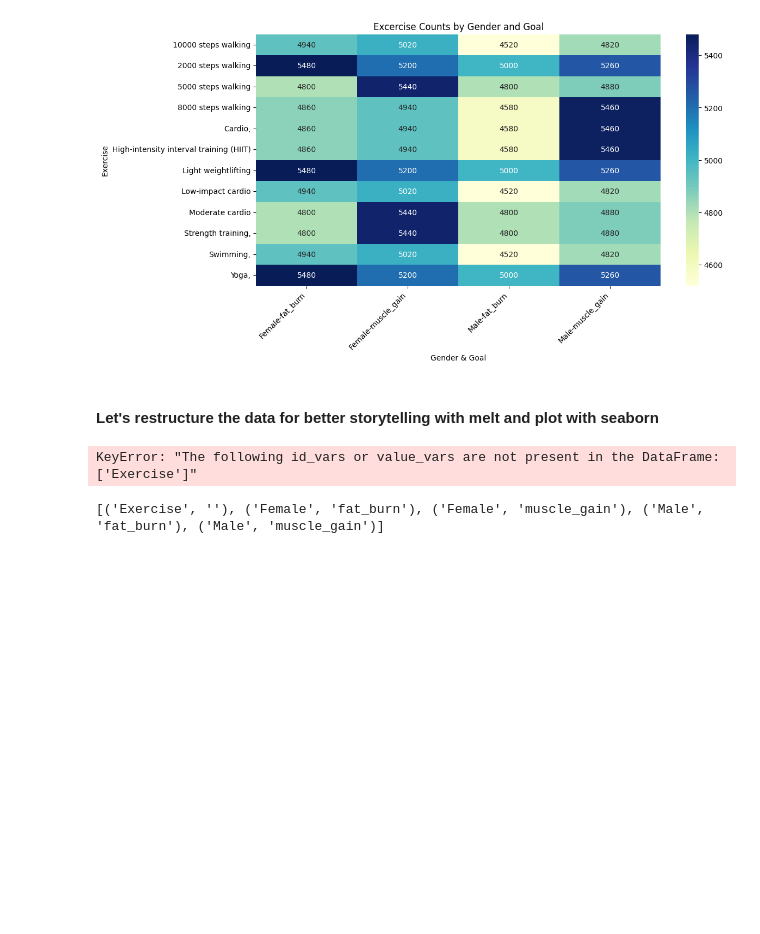
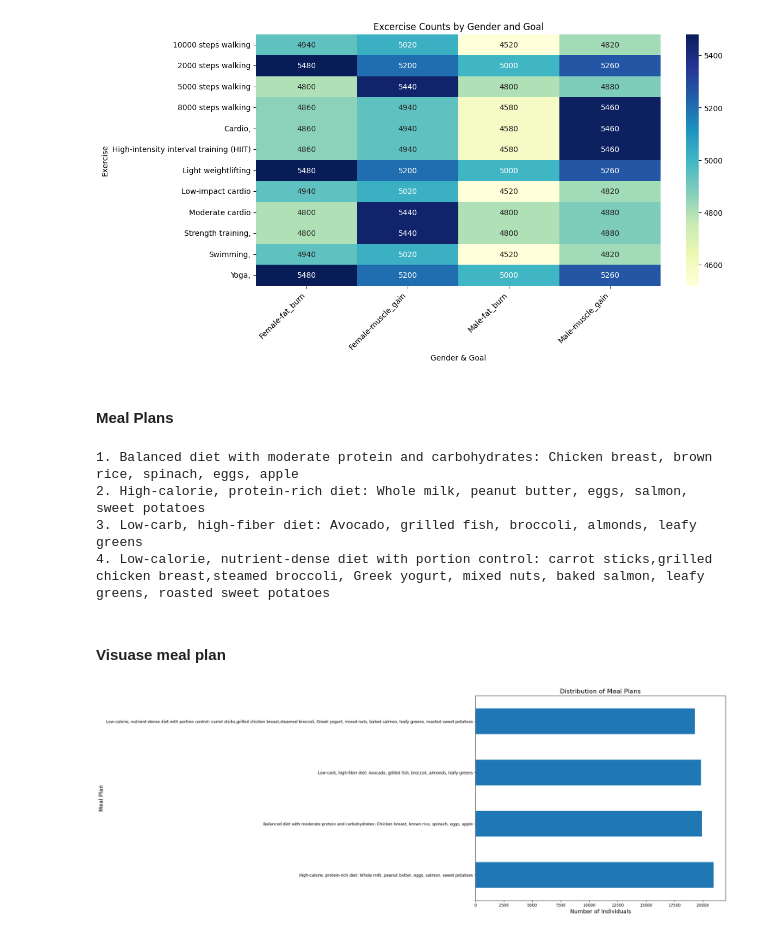
Before and after one commit to hendrybones/GYM-Members-Analysis, a Jupyter notebook: GYM.ipynb, the cells around one changed output. Drawn from its saved outputs; the diff is of its cells as text; code cells hidden in the pictures; blank space fills up the shorter version.

Commit message:
adding meal pla

```diff
--- a/GYM.ipynb
+++ b/GYM.ipynb
@@ -293,33 +293,33 @@ plt.show()
 # %% [output]
 [figure]
 # %% [markdown]
-#### Let's restructure the data for better storytelling with melt and plot with seaborn
+#### Meal Plans
 # %%
-# Crosstab
-exercise_gender_goal = pd.crosstab(
-    exercise_expanded["Exercise"],
-    [exercise_expanded["Gender"], exercise_expanded["Goal"]]
-)
 
-# Reset index so Exercise Schedule becomes a column
-df_reset = exercise_gender_goal.reset_index()
-
-# Melt into tidy format (note: use "Exercise Schedule" here)
-melted = df_reset.melt(
-    id_vars="Exercise",
-    value_name="Count"
-)
-
-# Split MultiIndex (Gender, Goal) into separate columns
-melted[["Gender", "Goal"]] = pd.DataFrame(melted["variable"].tolist(), index=melted.index)
-
-# Drop the old MultiIndex column
-melted = melted.drop(columns="variable")
-
-print(melted.head())
+# List unique meal plans
+unique_meal_plans = Data["Meal Plan"].unique()
+unique_meal_plans
+# Display them nicely
+for i, meal in enumerate(unique_meal_plans, start=1):
+    print(f"{i}. {meal}")
 # %% [output]
-KeyError: "The following id_vars or value_vars are not present in the DataFrame: ['Exercise']"
+1. Balanced diet with moderate protein and carbohydrates: Chicken breast, brown rice, spinach, eggs, apple
+2. High-calorie, protein-rich diet: Whole milk, peanut butter, eggs, salmon, sweet potatoes
+3. Low-carb, high-fiber diet: Avocado, grilled fish, broccoli, almonds, leafy greens
+4. Low-calorie, nutrient-dense diet with portion control: carrot sticks,grilled chicken breast,steamed broccoli, Greek yogurt, mixed nuts, baked salmon, leafy greens, roasted sweet potatoes
-# %%
-print(df_reset.columns.tolist())
-# %% [output]
-[('Exercise', ''), ('Female', 'fat_burn'), ('Female', 'muscle_gain'), ('Male', 'fat_burn'), ('Male', 'muscle_gain')]
+# %% [markdown]
+#### Visuase meal plan
+# %%
+# Count occurrences of each unique meal plan
+meal_plan_counts = Data["Meal Plan"].value_counts()
+# Plot
+plt.figure(figsize=(16, 9))
+meal_plan_counts.plot(kind='barh')
+
+plt.title("Distribution of Meal Plans", fontsize=16)
+plt.xlabel("Number of Individuals", fontsize=14)
+plt.ylabel("Meal Plan", fontsize=14)
+plt.subplots_adjust(left=0.4, right=0.95, top=0.9, bottom=0.1)  # key line
+plt.show()
+# %% [output]
+[figure, added]
```
